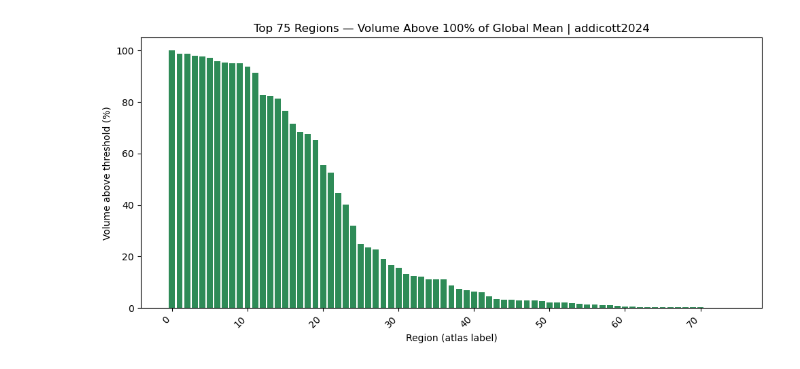
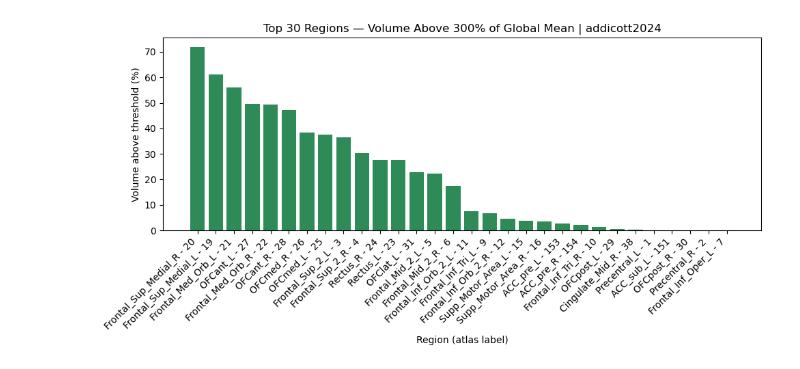
Before and after one commit to BastienBedard/SimNIBS_edits_2026, a Jupyter notebook: analysis/graph_TMS.ipynb, the cells around one changed output. Drawn from its saved outputs; the diff is of its cells as text; code cells hidden in the pictures.

```diff
--- a/analysis/graph_TMS.ipynb
+++ b/analysis/graph_TMS.ipynb
@@ -167,22 +221,22 @@ plt.show()
 # %%
 # ── Cellule 6 — Fraction of volume above threshold ────────────────────────────
-n = 75
-threshold_pct=100
+n = 30
+threshold_pct=300
 
 top = p.rank_regions(n=n, metric="above_threshold", threshold_pct=threshold_pct)
 region_ids = [r[0] for r in top]
 values     = [r[1] for r in top]
 labels     = p.get_labels_for_regions(region_ids)
-if n >= 50:
-    labels = np.arange(n)
+if type(n) is str or n >= 50:
+    labels = np.arange(len(top))
 
 plt.figure(figsize=(10, 5))
 plt.bar(labels, values, color="seagreen")
 plt.xticks(rotation=45, ha="right")
 plt.xlabel("Region (atlas label)")
 plt.ylabel("Volume above threshold (%)")
 plt.title(f"Top {n} Regions — Volume Above {threshold_pct}% of Global Mean | {study_id}")
 plt.tight_layout()
 plt.show()
 # %% [output]
-[figure, old version]
+[figure, new version]
```
Also changed, not shown: parts of 10 cells of this notebook, 6 other files.
